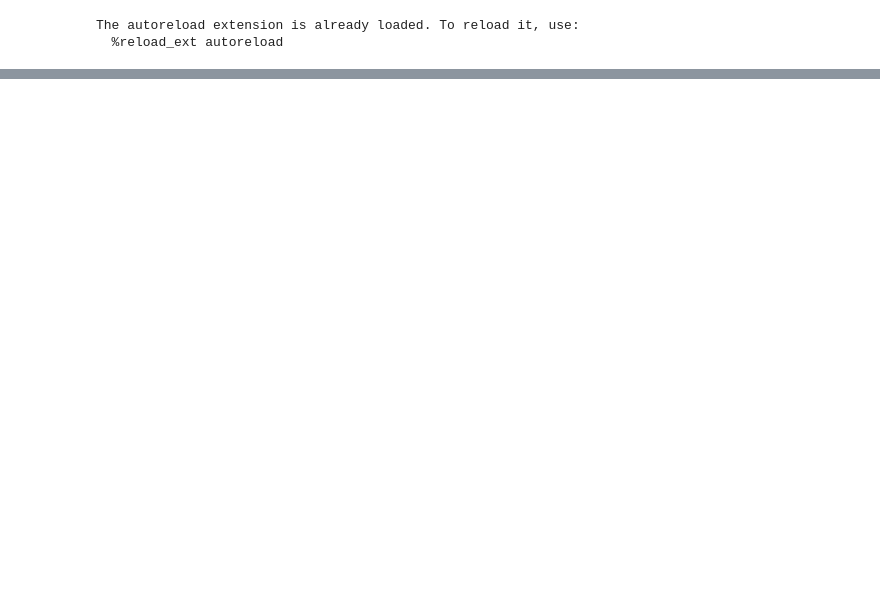
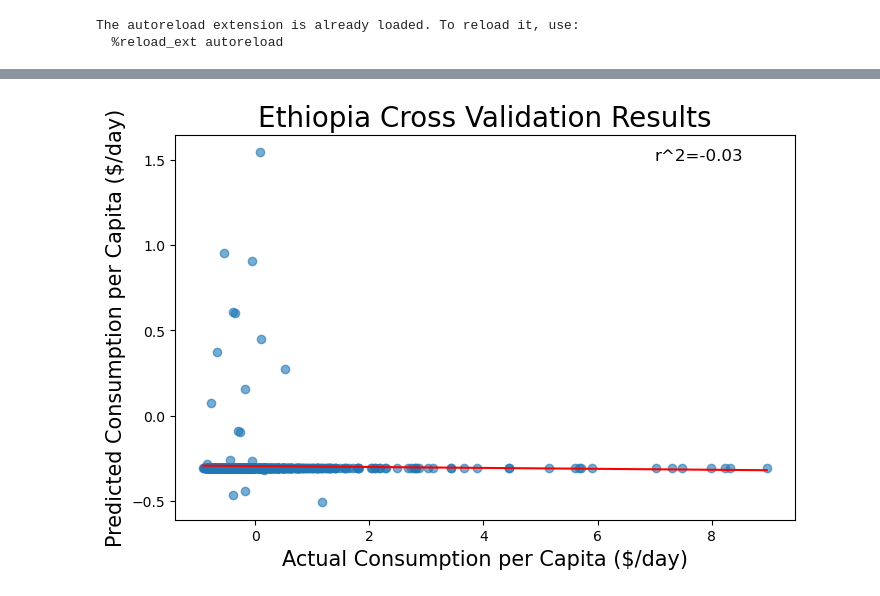
Before and after one commit to omshah2006/Predicting-Poverty-Ethiopia, a Jupyter notebook: model_analysis/lsms_incountry.ipynb, the cells around one changed output, grey strips where cells are left out. Drawn from its saved outputs; the diff is of its cells as text; code cells hidden in the pictures; blank space fills up the shorter version.

```diff
--- a/model_analysis/lsms_incountry.ipynb
+++ b/model_analysis/lsms_incountry.ipynb
@@ -54,2 +70,13 @@ NameError: name 'x' is not defined
 # %%
 # Plot predictions
+country = 'Ethiopia'
+fig = plt.figure(figsize=(8,5))
+plt.scatter(y_true, y_preds, alpha=0.6)
+plt.plot(np.unique(y_true), np.poly1d(np.polyfit(y_true, y_preds, 1))(np.unique(y_true)), color='red')
+plt.text(7, 1.5, f'r^2={round(r2, 2)}', size=12)
+plt.xlabel('Actual Consumption per Capita ($/day)', fontsize=15)
+plt.ylabel('Predicted Consumption per Capita ($/day)', fontsize=15)
+plt.title(f'{country} Cross Validation Results', fontsize=20)
+plt.show()
+# %% [output]
+[figure, added]
```
Also changed, not shown: parts of 5 cells of this notebook, 2 other files.
